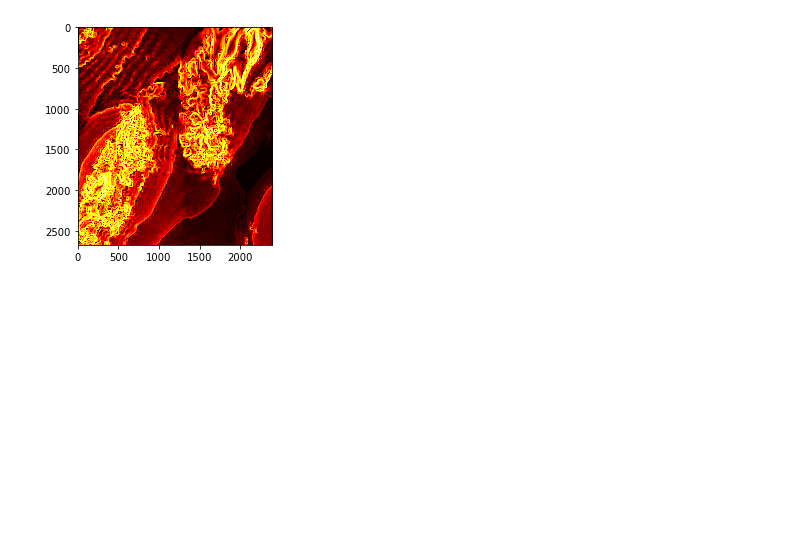
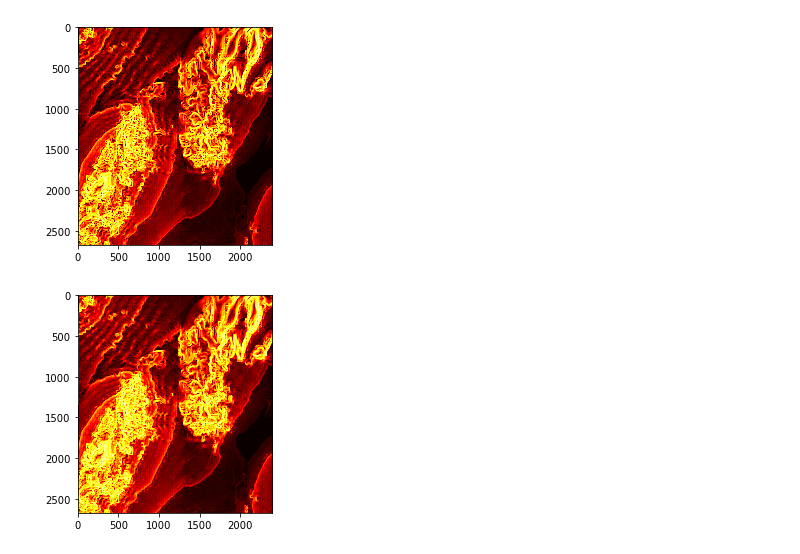
Before and after one commit to arao03/OCRL_Project, a Jupyter notebook: risk_cost_example.ipynb, the cells around one changed output. Drawn from its saved outputs; the diff is of its cells as text; code cells hidden in the pictures; blank space fills up the shorter version.

Commit message:
Added inflated cost for buffer. Could add threshold on if there should be a buffer.

```diff
--- a/risk_cost_example.ipynb
+++ b/risk_cost_example.ipynb
@@ -16,3 +16,9 @@ plt.imshow(myRiskCost.get_cost_array(), cmap='hot', interpolation='nearest')
 plt.show()
 # %% [output]
 [figure]
+# %%
+# Display cost map
+plt.imshow(myRiskCost.inflated_cost, cmap='hot', interpolation='nearest')
+plt.show()
+# %% [output]
+[figure, added]
```
Also changed, not shown: parts of 2 cells of this notebook, 1 other file.
